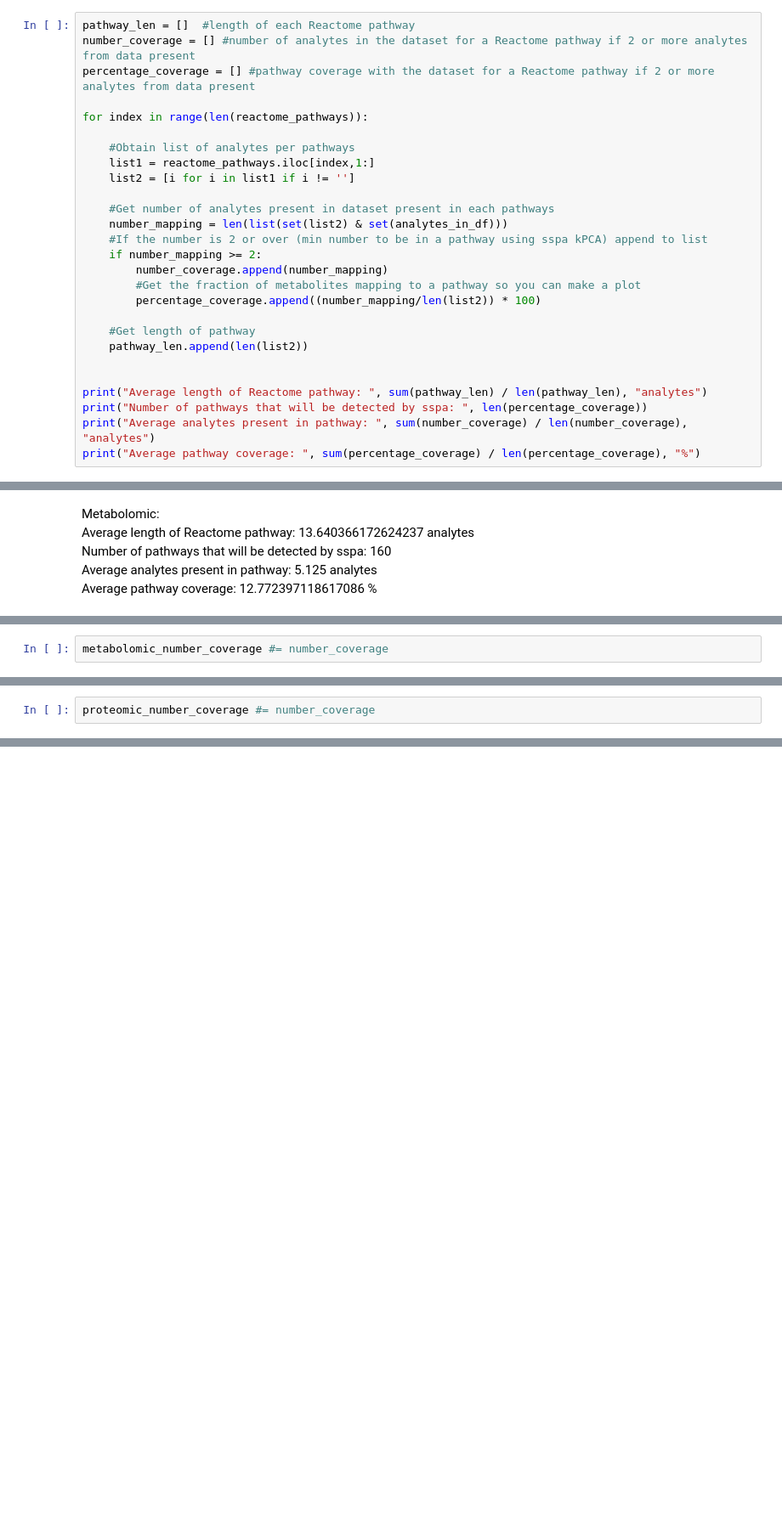
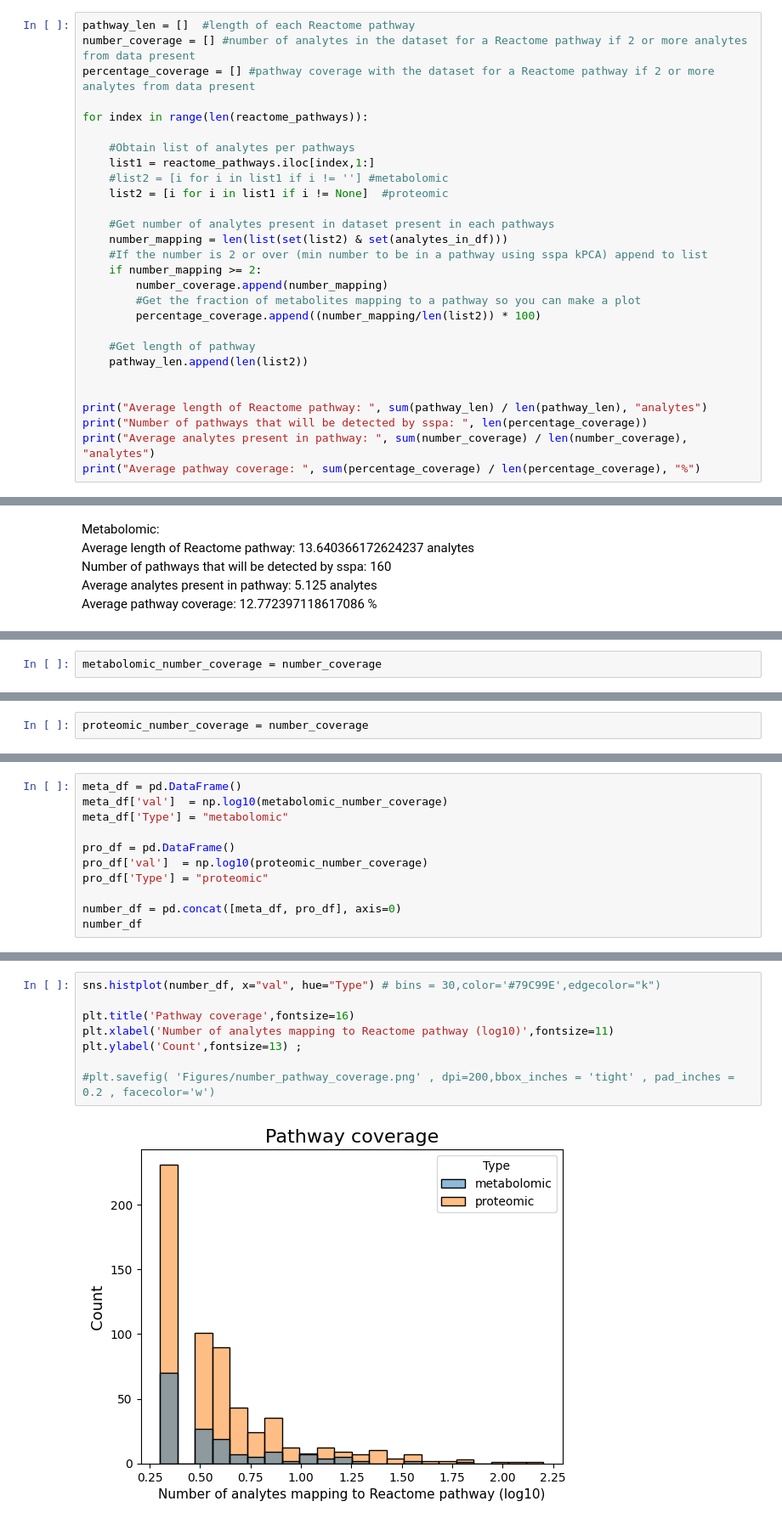
Before and after one commit to j-keung/multiomics-pathway-analysis, a Jupyter notebook: pathway_coverage.ipynb, the cells around one changed output, grey strips where cells are left out. Shown at 85% size. Drawn from its saved outputs; the diff is of its cells as text; blank space fills up the shorter version.

```diff
--- a/pathway_coverage.ipynb
+++ b/pathway_coverage.ipynb
@@ -66,7 +51,8 @@ for index in range(len(reactome_pathways)):
 
     #Obtain list of analytes per pathways
     list1 = reactome_pathways.iloc[index,1:]
-    list2 = [i for i in list1 if i != '']
+    #list2 = [i for i in list1 if i != ''] #metabolomic
+    list2 = [i for i in list1 if i != None]  #proteomic
 
     #Get number of analytes present in dataset present in each pathways
     number_mapping = len(list(set(list2) & set(analytes_in_df)))
@@ -106,2 +94,2 @@ Average pathway coverage:  0.23867064472352328 % <br>
 # %%
-metabolomic_number_coverage #= number_coverage
+metabolomic_number_coverage = number_coverage
@@ -126,2 +96,2 @@ metabolomic_number_coverage #= number_coverage
 # %%
-proteomic_number_coverage #= number_coverage
+proteomic_number_coverage = number_coverage
@@ -145,0 +98,11 @@ proteomic_number_coverage #= number_coverage
+# %%
+meta_df = pd.DataFrame()
+meta_df['val']  = np.log10(metabolomic_number_coverage)
+meta_df['Type'] = "metabolomic"
+
+pro_df = pd.DataFrame()
+pro_df['val']  = np.log10(proteomic_number_coverage)
+pro_df['Type'] = "proteomic"
+
+number_df = pd.concat([meta_df, pro_df], axis=0)
+number_df
@@ -145,0 +123,10 @@ proteomic_number_coverage #= number_coverage
+# %%
+sns.histplot(number_df, x="val", hue="Type") # bins = 30,color='#79C99E',edgecolor="k")
+
+plt.title('Pathway coverage',fontsize=16)
+plt.xlabel('Number of analytes mapping to Reactome pathway (log10)',fontsize=11)
+plt.ylabel('Count',fontsize=13) ;
+
+#plt.savefig( 'Figures/number_pathway_coverage.png' , dpi=200,bbox_inches = 'tight' , pad_inches = 0.2 , facecolor='w')
+# %% [output]
+[figure, added]
```
Also changed, not shown: parts of 42 cells of this notebook, 1 other file.
